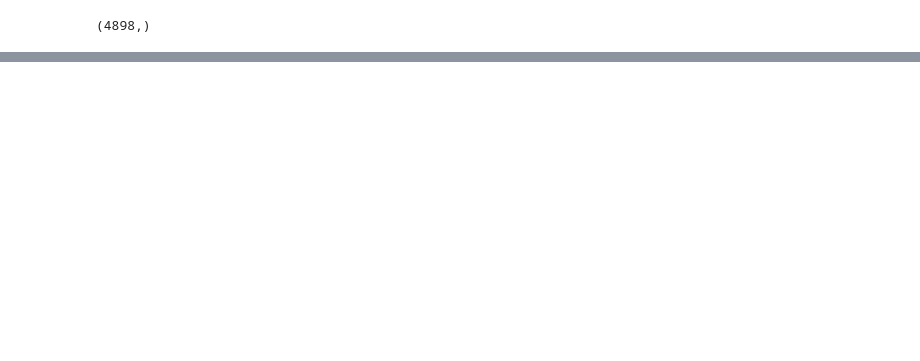
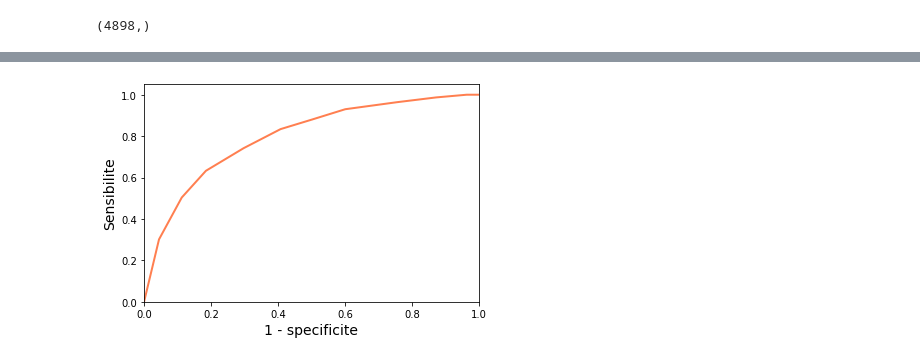
Before and after one commit to benMiniconi/Seattle2050, a Jupyter notebook: Notebooks/TP KNN.ipynb, the cells around one changed output, grey strips where cells are left out. Saved outputs shown, nothing was run; the diff lists cells and outputs as text; code cells hidden in the pictures; blank space fills up the shorter version.

```diff
--- a/Notebooks/TP KNN.ipynb
+++ b/Notebooks/TP KNN.ipynb
@@ -60,0 +165,16 @@ free sulfur dioxide
+# %%
+#replace without getting out of pandas but still using numpy
+wineSet["wineQuality"] = np.where(wineSet["quality"] < 6, 0, 1)
+# %%
+yPD = wineSet["wineQuality"].values
+#keep all the columns but the two latest since we created an extra column
+XPD = wineSet[wineSet.columns[:-2]].values
+# %%
+from sklearn import model_selection
+X_train, X_test, y_train, y_test = model_selection.train_test_split(XPD, yPD, test_size=0.3)
+# %%
+from sklearn import preprocessing
+std_scale = preprocessing.StandardScaler().fit(X_train)
+#mettre les valeurs sur un ordre de grandeur similaire.
+X_train_std = std_scale.transform(X_train)
+X_test_std = std_scale.transform(X_test)
@@ -60,0 +196,69 @@ free sulfur dioxide
+# %%
+from sklearn import neighbors, metrics
+from sklearn.metrics import confusion_matrix, precision_recall_curve
+# Fixer les valeurs des hyperparamètres à tester de 1 à 20
+param_grid = {'n_neighbors':list(range(1,20, 1))}
+results = pd.DataFrame(columns=["fold", "recall", "precision", "specificity","fmeasure", 'mean_fit_time', 'std_fit_time', 'mean_score_time', 'std_score_time', 'param_n_neighbors', 'params', 'split0_test_score', 'split1_test_score', 'mean_test_score', 'std_test_score', 'rank_test_score'])
+test_score = []
+for fold in range(2,20, 1):
+    # Choisir un score à optimiser, ici l'accuracy (proportion de prédictions correctes)
+    score = 'accuracy'
+
+    # Créer un classifieur kNN avec recherche d'hyperparamètre par validation croisée
+    clf = model_selection.GridSearchCV(
+        neighbors.KNeighborsClassifier(), # un classifieur kNN
+        param_grid,     # hyperparamètres à tester
+        cv=fold,           # nombre de folds de validation croisée
+        scoring=score   # score à optimiser
+    )
+
+    # Optimiser ce classifieur sur le jeu d'entraînement
+    clf.fit(X_train_std, y_train)
+    y_pred = clf.predict(X_test_std)
+    tn, fp, fn, tp = confusion_matrix(y_test, y_pred).ravel()
+    recall = tp/(tp+fn)
+    precision = tp/(tp+fp)
+    specificity = tn/(fp+tn)
+    fmeasure = 2*tp/(2*tp+fp+fn)
+
+
+    #for roc curve
+    Y_pred_proba = clf.predict_proba(X_test_std)[:,1]
+    [fpr, tpr, thr] = metrics.roc_curve(y_test, Y_pred_proba)
+    plt.plot(fpr, tpr, color='coral', lw=2)
+    plt.xlim([0.0, 1.0])
+    plt.ylim([0.0, 1.05])
+    plt.xlabel('1 - specificite', fontsize=14)
+    plt.ylabel('Sensibilite', fontsize=14)
+    plt.show()
+
+    #for precision_recall_curve
+    precision, recall, thresholds = precision_recall_curve(y_test, Y_pred_proba)
+    plt.plot(precision, recall, color='blue', lw=2)
+    plt.xlim([0.0, 1.0])
+    plt.ylim([0.0, 1.05])
+    plt.xlabel('Recall', fontsize=14)
+    plt.ylabel('Precision', fontsize=14)
+    plt.show()
+
+
+
+    test_score.append(metrics.accuracy_score(y_test, y_pred))
+
+    subFrame = pd.DataFrame(columns=["fold", "recall", "precision", "specificity", "fmeasure", 'mean_fit_time', 'std_fit_time', 'mean_score_time', 'std_score_time', 'param_n_neighbors', 'params', 'split0_test_score', 'split1_test_score', 'mean_test_score', 'std_test_score', 'rank_test_score'])
+    #on populated le dataframe de resultats avec chacune des clés du dictionnaire contenues dans cv_results
+    for column in subFrame.columns[6:].values:
+        subFrame[column] = clf.cv_results_[column]
+    #on genere autant de fold que le nombre de rows du dataframe actuel
+    subFrame["fold"] = [fold] * subFrame.shape[0]
+    subFrame["recall"] = [recall] * subFrame.shape[0]
+    subFrame["precision"] = [precision] * subFrame.shape[0]
+    subFrame["specificity"] = [specificity] * subFrame.shape[0]
+    #subFrame["test_score"] = [test_score] * subFrame.shape[0]
+    #print(subFrame)
+    results = results.append(subFrame)
+
+print(results.describe)
+print(test_score)
+# %% [output]
+[figure, added]
```
Also changed, not shown: parts of 19 cells of this notebook.
